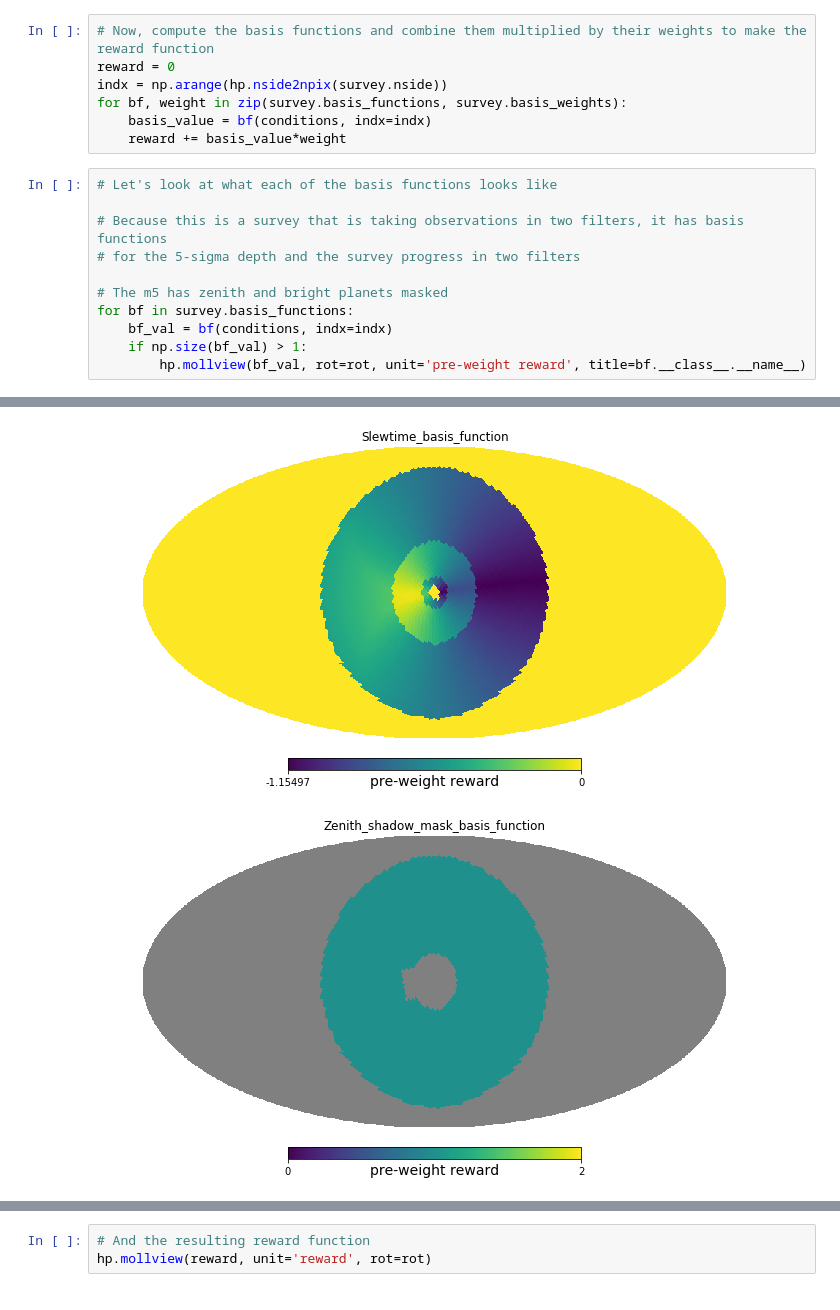
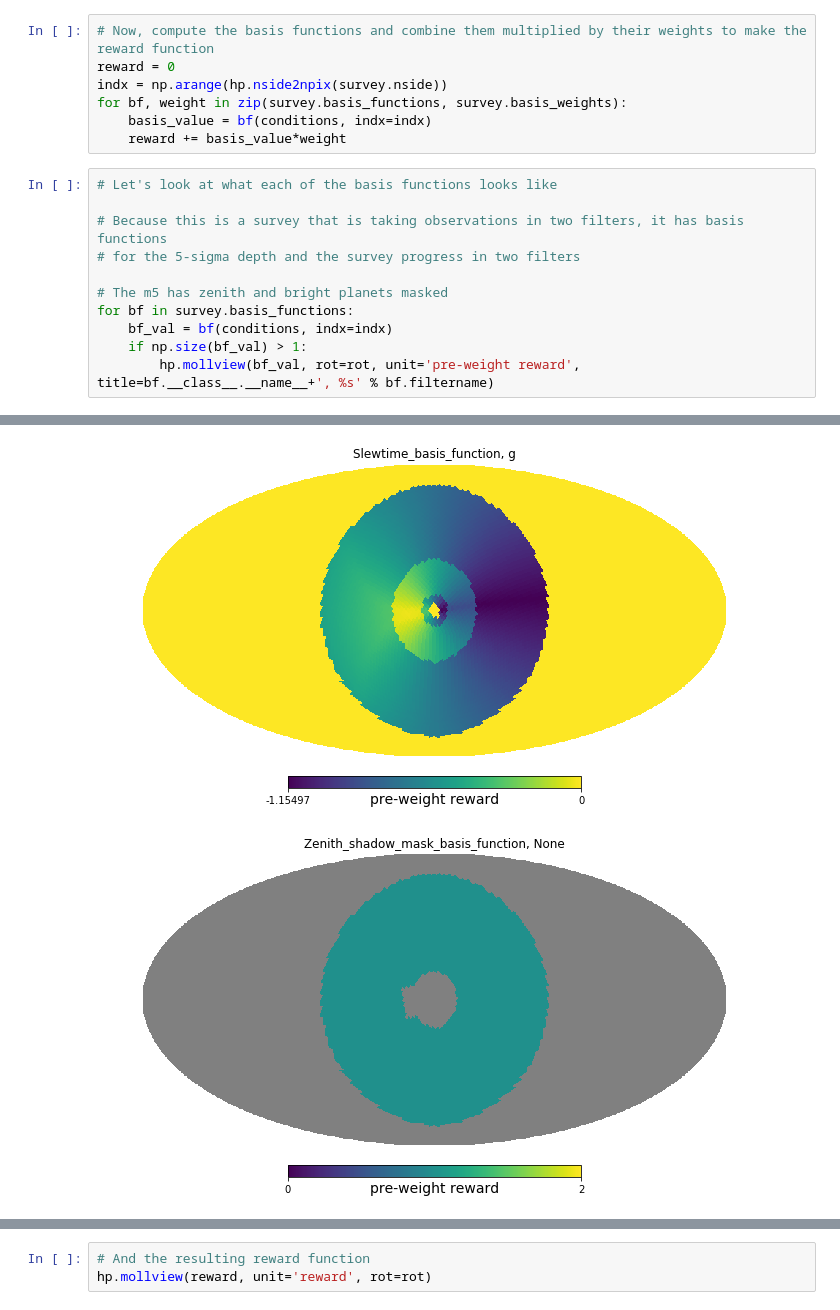
Before and after one commit to lsst-sims/legacy_sims_featureScheduler, a Jupyter notebook: examples/Blob_process_explained.ipynb, the cells around one changed output, grey strips where cells are left out. Saved outputs shown, nothing was run; the diff lists cells and outputs as text.

```diff
--- a/examples/Blob_process_explained.ipynb
+++ b/examples/Blob_process_explained.ipynb
@@ -295,5 +295,5 @@ for bf, weight in zip(survey.basis_functions, survey.basis_weights):
 for bf in survey.basis_functions:
     bf_val = bf(conditions, indx=indx)
     if np.size(bf_val) > 1:
-        hp.mollview(bf_val, rot=rot, unit='pre-weight reward', title=bf.__class__.__name__)
+        hp.mollview(bf_val, rot=rot, unit='pre-weight reward', title=bf.__class__.__name__+', %s' % bf.filtername)
 # %% [output]
@@ -304,2 +304,2 @@ for bf in survey.basis_functions:
-[figure, old version]
+[figure, new version]
-[figure, old version]
+[figure, new version]
```
Also changed, not shown: parts of 4 cells of this notebook, 1 other file.
